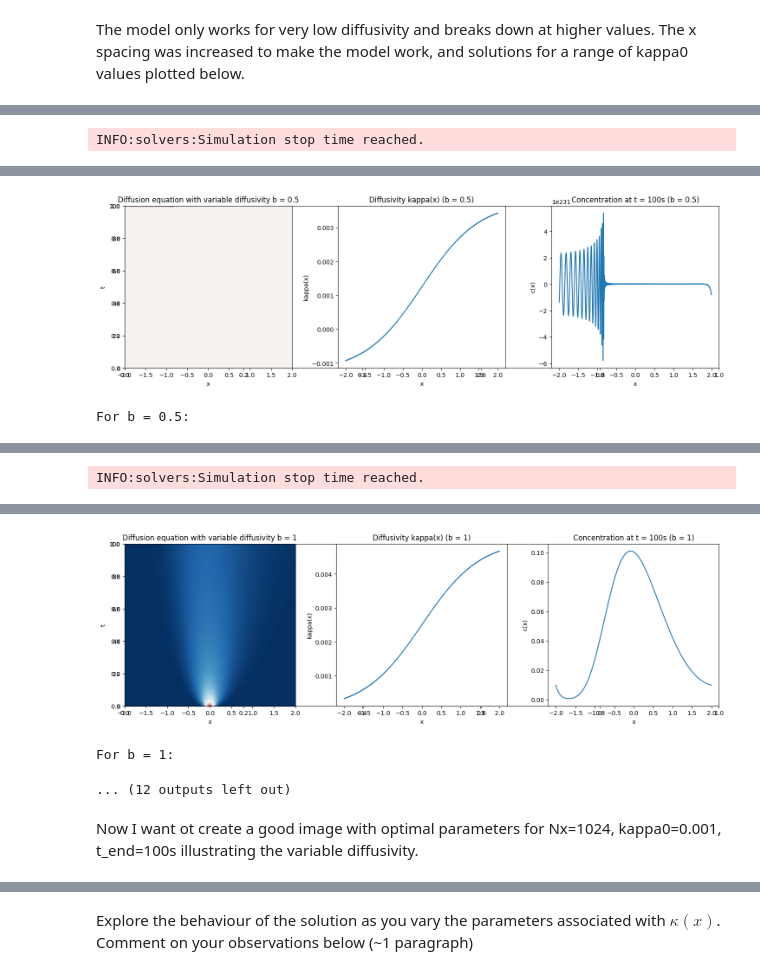
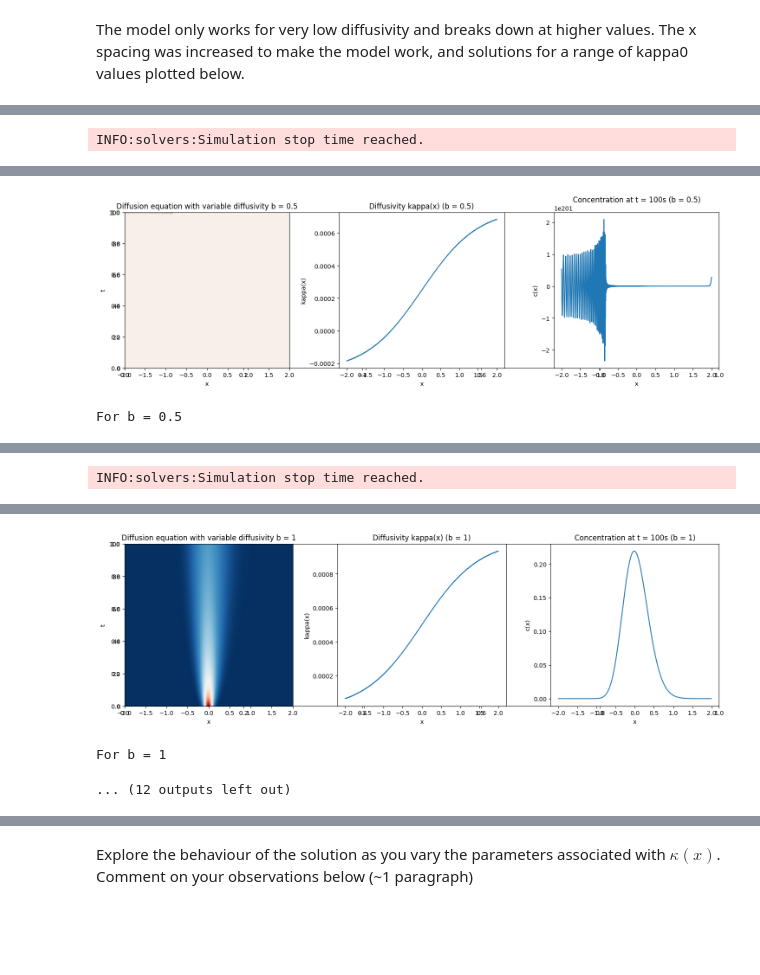
Before and after one commit to PolinaSevastyanova1/QCES, a Jupyter notebook: Project1_dedalus.ipynb, the cells around one changed output, grey strips where cells are left out. Cells and saved outputs as stored; diff of their text form; code cells hidden in the pictures; blank space fills up the shorter version.

```diff
--- a/Project1_dedalus.ipynb
+++ b/Project1_dedalus.ipynb
@@ -702,8 +702,8 @@ logger = logging.getLogger(__name__)
 Nx = 1024  # originally 1024
 Lx = 2
 x_start = -Lx; x_end = Lx
-a_values = [0.1,1.5,2,10]
-
+a_values = [0.1,1,1.5,2,10]
+kappa_0 = 0.001
 
 for a in a_values:
 
@@ -781,5 +781,5 @@ for a in a_values:
     plt.tight_layout()
     plt.show()
 
-    print(f"For a = {a}:")
+    print(f"For a = {a}")
 # %% [output]
@@ -811,7 +811,7 @@ Nx = 1024
 Lx = 2
 x_start = -Lx; x_end = Lx
 b_values = [0.5,1,3,10]
-
+kappa_0 = 0.001
 
 for b in b_values:
 
@@ -889,5 +889,5 @@ for b in b_values:
     plt.tight_layout()
     plt.show()
 
-    print(f"For b = {b}:")
+    print(f"For b = {b}")
 # %% [output]
@@ -898,2 +898,2 @@ INFO:solvers:Simulation stop time reached.
-[figure, old version]
+[figure, new version]
-For b = 0.5:
+For b = 0.5
@@ -904,5 +904,3 @@ INFO:solvers:Simulation stop time reached.
-[figure, old version]
+[figure, new version]
-For b = 1:
+For b = 1
 ... (12 outputs left out)
-# %% [markdown]
-Now I want ot create a good image with optimal parameters for Nx=1024, kappa0=0.001, t_end=100s illustrating the variable diffusivity.
```
Also changed, not shown: parts of 11 cells of this notebook.
